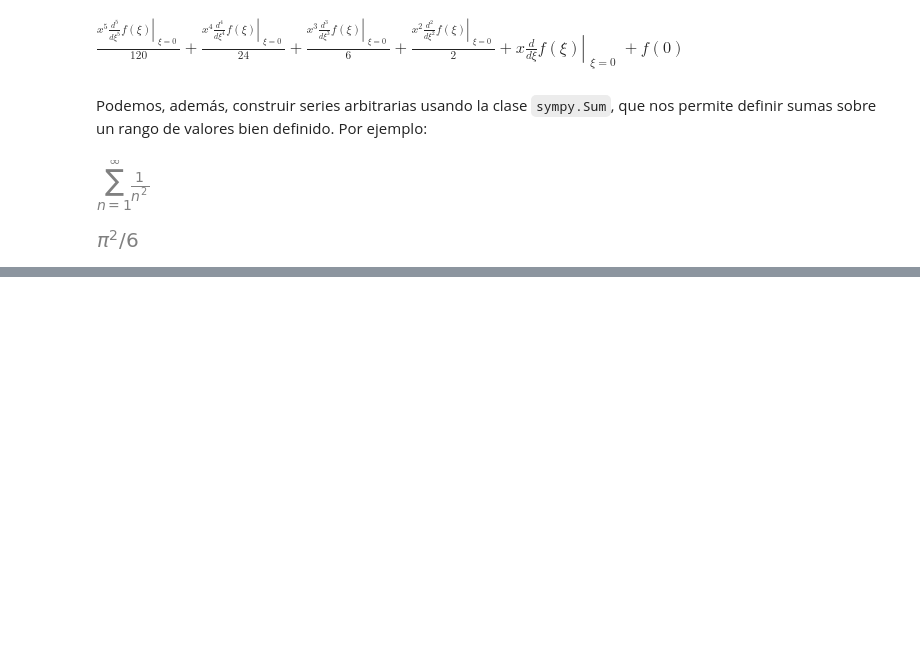
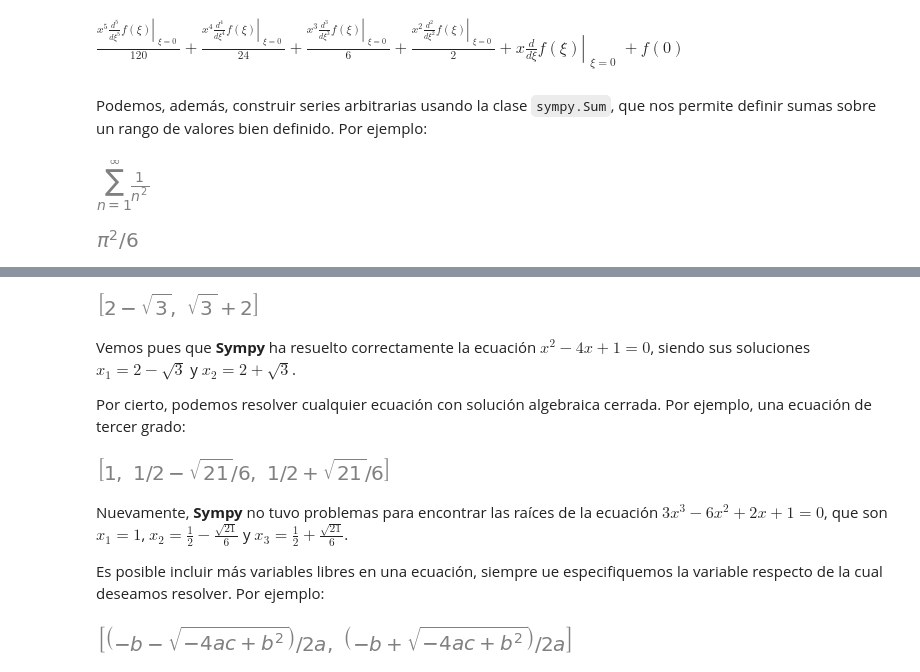
Before and after one commit to rquezadac/udd_data_analytics_lectures, a Jupyter notebook: seccion_04_scipy/clase_4_2.ipynb, the cells around one changed output, grey strips where cells are left out. Cells and saved outputs as stored; diff of their text form; code cells hidden in the pictures; blank space fills up the shorter version.

Commit message:
sympy lecture update: equation solving

```diff
--- a/seccion_04_scipy/clase_4_2.ipynb
+++ b/seccion_04_scipy/clase_4_2.ipynb
@@ -1060,0 +1066,15 @@ s.doit()
+# %%
+# Definimos la variable libre para nuestra ecuación.
+x = sympy.Symbol("x")
+# %%
+# Definimos la expresión que igualaremos a cero para luego resolverla.
+e = x**2 - 4*x + 1
+# %%
+# Resolvemos la ecuación e = 0.
+sympy.solve(e, x)
+# %% [output]
+[figure, added]
+# %% [markdown]
+Vemos pues que **Sympy** ha resuelto correctamente la ecuación $x^{2}-4x+1=0$, siendo sus soluciones $x_{1}=2-\sqrt{3}$ y $x_{2}=2+\sqrt{3}$.
+
+Por cierto, podemos resolver cualquier ecuación con solución algebraica cerrada. Por ejemplo, una ecuación de tercer grado:
@@ -1060,0 +1084,9 @@ s.doit()
+# %%
+# Resolvemos la ecuación e = 0.
+sympy.solve(e, x)
+# %% [output]
+[figure, added]
+# %% [markdown]
+Nuevamente, **Sympy** no tuvo problemas para encontrar las raíces de la ecuación $3x^{3}-6x^{2}+2x+1=0$, que son $x_{1}=1$, $x_{2}=\frac{1}{2}-\frac{\sqrt{21}}{6}$ y $x_{3}=\frac{1}{2}+\frac{\sqrt{21}}{6}$.
+
+Es posible incluir más variables libres en una ecuación, siempre ue especifiquemos la variable respecto de la cual deseamos resolver. Por ejemplo:
@@ -1060,0 +1096,5 @@ s.doit()
+# %%
+# Resolvemos una ecuación general de segundo grado.
+sympy.solve(a*x**2 + b*x + c, x)
+# %% [output]
+[figure, added]
```
Also changed, not shown: parts of 24 cells of this notebook.
